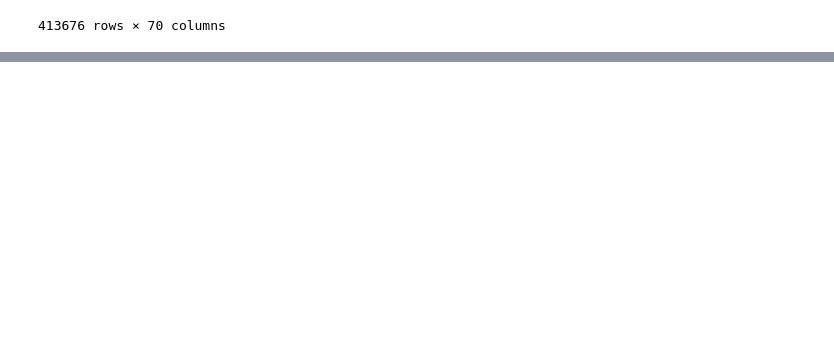
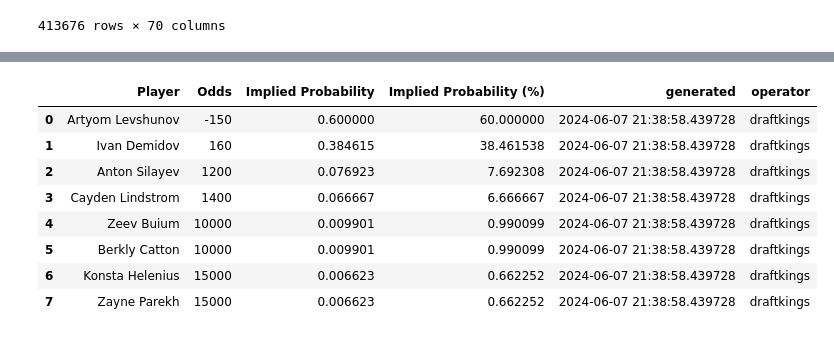
Before and after one commit to maxtixador/max_nhl_scraper, a Jupyter notebook: notebooks/notebook.ipynb, the cells around one changed output, grey strips where cells are left out. Cells and saved outputs as stored; diff of their text form; code cells hidden in the pictures; blank space fills up the shorter version.

```diff
--- a/notebooks/notebook.ipynb
+++ b/notebooks/notebook.ipynb
@@ -232,0 +429,37 @@ pbps
+# %%
+# Function to calculate implied probability
+def implied_probability(odds):
+    if odds > 0:
+        return 100 / (odds + 100)
+    else:
+        return abs(odds) / (abs(odds) + 100)
+
+# Function to calculate implied probability
+df_pick2['Odds'] = df_pick2['Odds'].str.replace('−', '-')
+df_pick2['Odds'] = pd.to_numeric(df_pick2['Odds'])
+
+# Calculate implied probabilities
+df_pick2['Implied Probability'] = df_pick2['Odds'].apply(implied_probability)
+
+# Convert probabilities to percentages
+df_pick2['Implied Probability (%)'] = df_pick2['Implied Probability'] * 100
+
+df_pick2['generated'] = datetime.datetime.now()
+
+df_pick2['operator'] = 'draftkings'
+
+
+
+df_pick2.to_csv(f'draftkings_2nd_ovl_{datetime.datetime.now().strftime('%Y-%m-%d').replace('-', '_')}', index=False)
+
+df_pick2
+# %% [output]
+|  | Player | Odds | Implied Probability | Implied Probability (%) | generated | operator |
+| 0 | Artyom Levshunov | -150 | 0.600000 | 60.000000 | 2024-06-07 21:38:58.439728 | draftkings |
+| 1 | Ivan Demidov | 160 | 0.384615 | 38.461538 | 2024-06-07 21:38:58.439728 | draftkings |
+| 2 | Anton Silayev | 1200 | 0.076923 | 7.692308 | 2024-06-07 21:38:58.439728 | draftkings |
+| 3 | Cayden Lindstrom | 1400 | 0.066667 | 6.666667 | 2024-06-07 21:38:58.439728 | draftkings |
+| 4 | Zeev Buium | 10000 | 0.009901 | 0.990099 | 2024-06-07 21:38:58.439728 | draftkings |
+| 5 | Berkly Catton | 10000 | 0.009901 | 0.990099 | 2024-06-07 21:38:58.439728 | draftkings |
+| 6 | Konsta Helenius | 15000 | 0.006623 | 0.662252 | 2024-06-07 21:38:58.439728 | draftkings |
+| 7 | Zayne Parekh | 15000 | 0.006623 | 0.662252 | 2024-06-07 21:38:58.439728 | draftkings |
```
Also changed, not shown: parts of 12 cells of this notebook, 13 other files.
